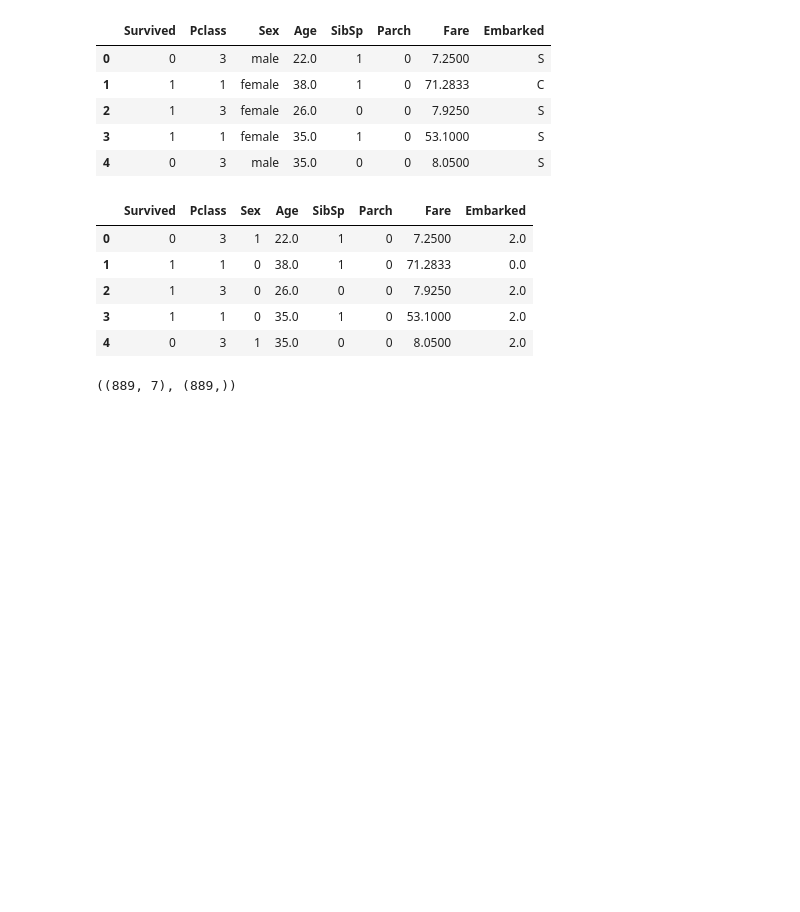
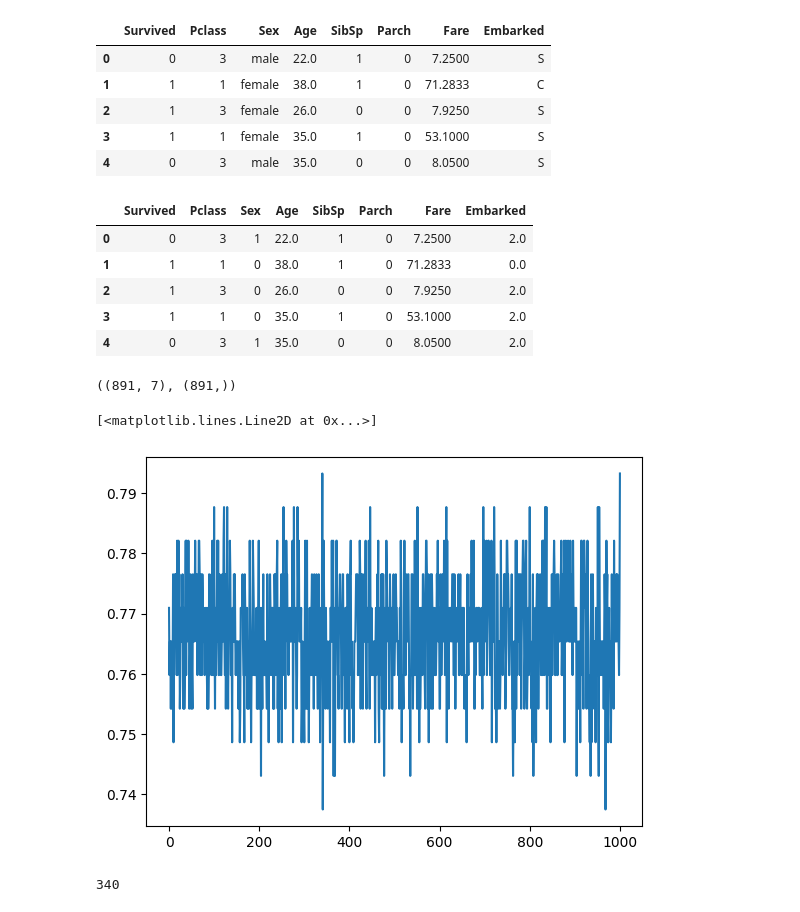
Before and after one commit to AshvinSehgal/AI-ML, a Jupyter notebook: Titanic - Machine Learning from Disaster/Titanic - Machine Learning from Disaster.ipynb, the cells around one changed output. Cells and saved outputs as stored; diff of their text form; code cells hidden in the pictures; blank space fills up the shorter version.

```diff
--- a/Titanic - Machine Learning from Disaster/Titanic - Machine Learning from Disaster.ipynb
+++ b/Titanic - Machine Learning from Disaster/Titanic - Machine Learning from Disaster.ipynb
@@ -48,7 +47,3 @@ train_data.isna().sum(), len(train_data)
 train_data['Embarked'].unique()
 # %% [output]
 array(['S', 'C', 'Q', nan], dtype=object)
-# %%
-train_data.dropna(subset=['Embarked'], inplace=True)
-test_data.dropna(subset=['Embarked'], inplace=True)
-train_data.head()
@@ -61,0 +50,4 @@ train_data.head()
+# %%
+train_data['Embarked'] = train_data['Embarked'].fillna(value=train_data['Embarked'].mode()[0])
+test_data['Embarked'] = test_data['Embarked'].fillna(value=test_data['Embarked'].mode()[0])
+train_data.head()
@@ -136,4 +135,34 @@ test_data = minmaxscaler.transform(test_data)
 X = train_data
 X.shape, y.shape
 # %% [output]
-((889, 7), (889,))
+((891, 7), (891,))
+# %%
+X_train, X_val, y_train, y_val = train_test_split(X, y, test_size=0.2)
+X_test = test_data
+# %%
+val_accs = []
+test_accs = []
+max_acc = 0
+max_state = 0
+for i in range(1001):
+    model = DecisionTreeClassifier(random_state=i)
+    model.fit(X_train, y_train)
+    val_accuracy = 0
+    val_pred = model.predict(X_val)
+    val_accuracy = sum(val_pred==list(y_val))/len(y_val)
+    test_accuracy = 0
+    test_pred = model.predict(X_val)
+    test_accuracy = sum(val_pred==list(y_val))/len(y_val)
+    test_accs.append(test_accuracy)
+    if test_accuracy > max_acc:
+        max_acc = test_accuracy
+        max_state = i
+# plt.plot(val_accs)
+plt.plot(test_accs)
+# %% [output]
+[<matplotlib.lines.Line2D at 0x...>]
+[figure, added]
+# %%
+max_state
+# %% [output]
+340
```
Also changed, not shown: parts of 5 cells of this notebook.
